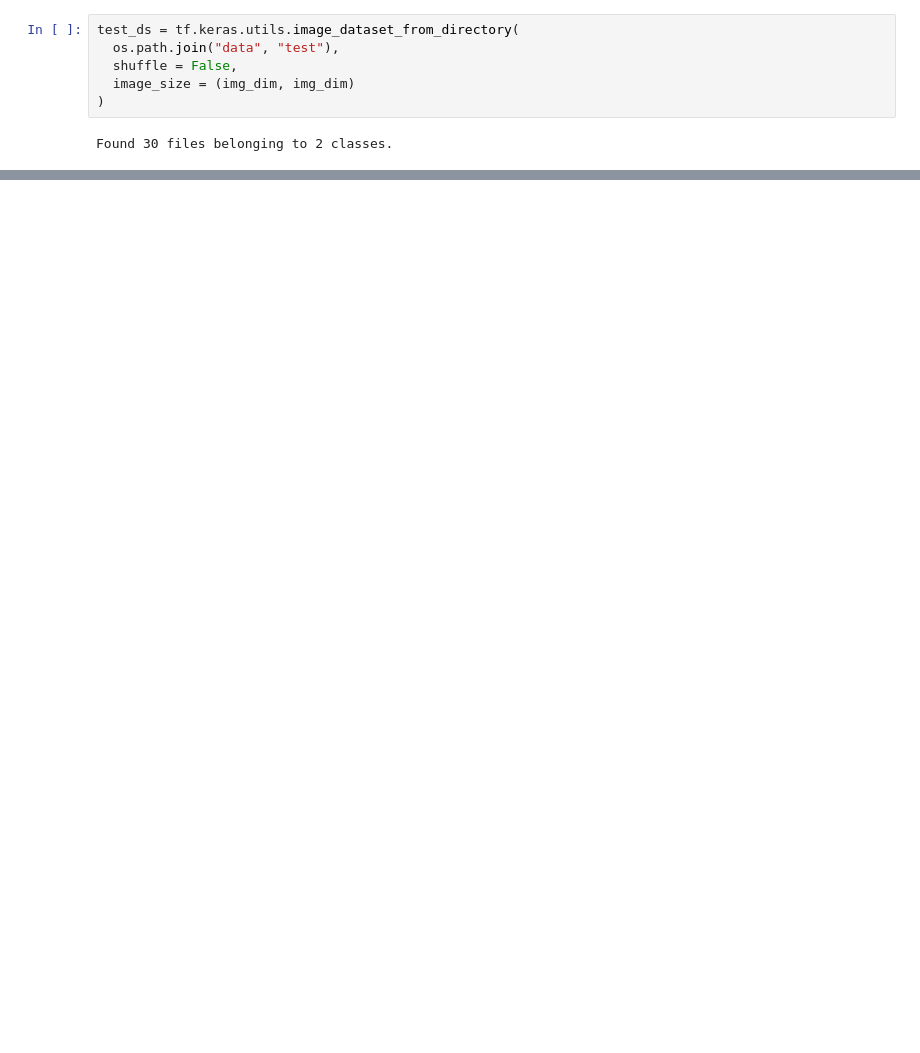
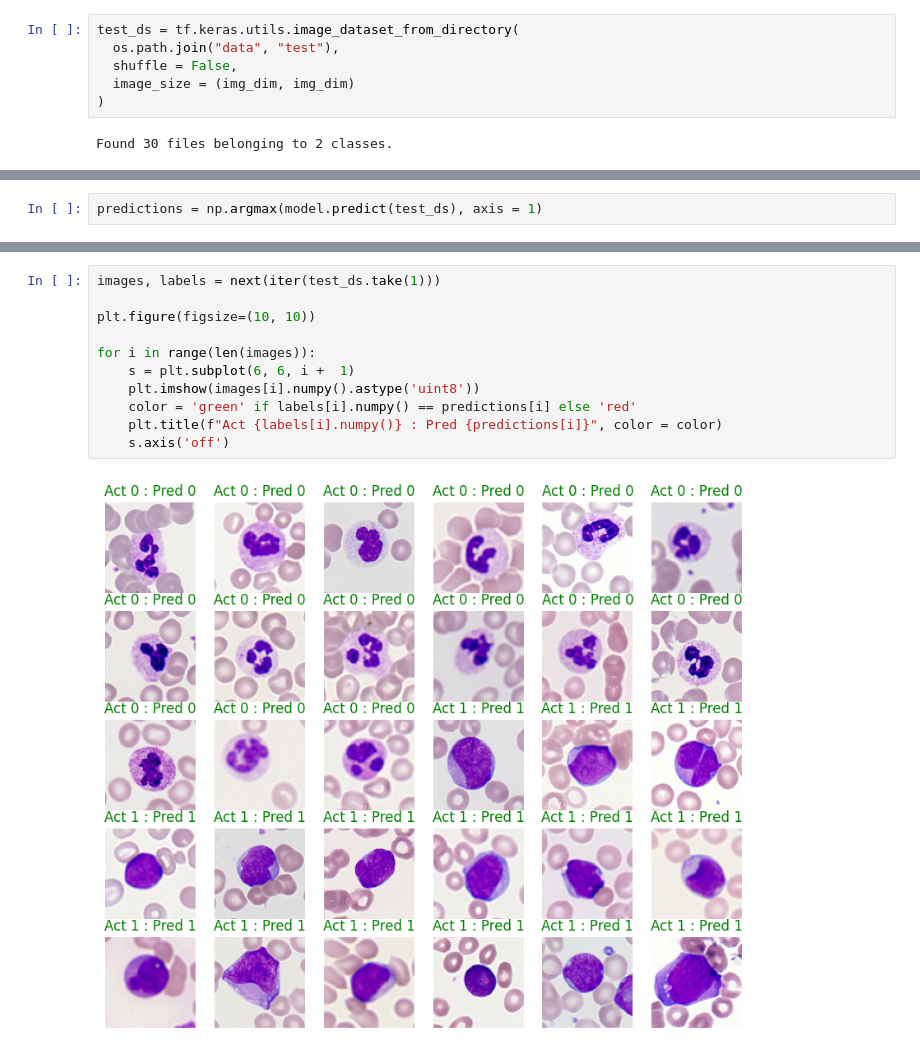
Before and after one commit to ai570-group6/prototype-00, a Jupyter notebook: prototype-00.ipynb, the cells around one changed output, grey strips where cells are left out. Drawn from its saved outputs; the diff is of its cells as text; blank space fills up the shorter version.

Commit message:
shows a graphic of the results

```diff
--- a/prototype-00.ipynb
+++ b/prototype-00.ipynb
@@ -141,0 +144,2 @@ model.evaluate(test_ds)
+# %%
+predictions = np.argmax(model.predict(test_ds), axis = 1)
@@ -141,0 +148,13 @@ model.evaluate(test_ds)
+# %%
+images, labels = next(iter(test_ds.take(1)))
+
+plt.figure(figsize=(10, 10))
+
+for i in range(len(images)):
+    s = plt.subplot(6, 6, i +  1)
+    plt.imshow(images[i].numpy().astype('uint8'))
+    color = 'green' if labels[i].numpy() == predictions[i] else 'red'
+    plt.title(f"Act {labels[i].numpy()} : Pred {predictions[i]}", color = color)
+    s.axis('off')
+# %% [output]
+[figure, added]
```
Also changed, not shown: parts of 6 cells of this notebook, 3 other files.
